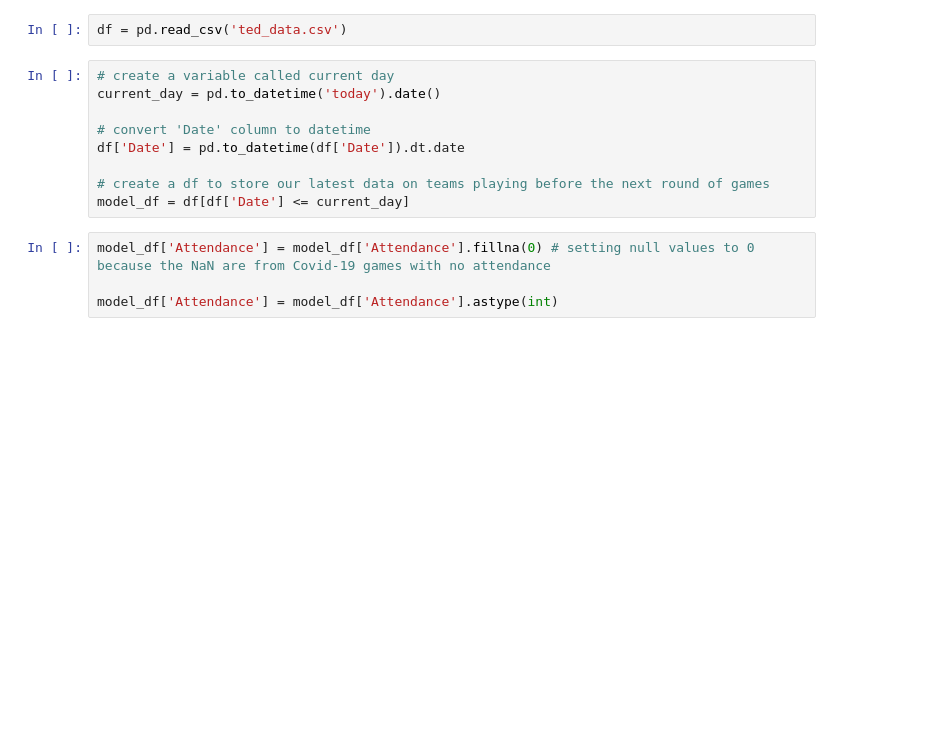
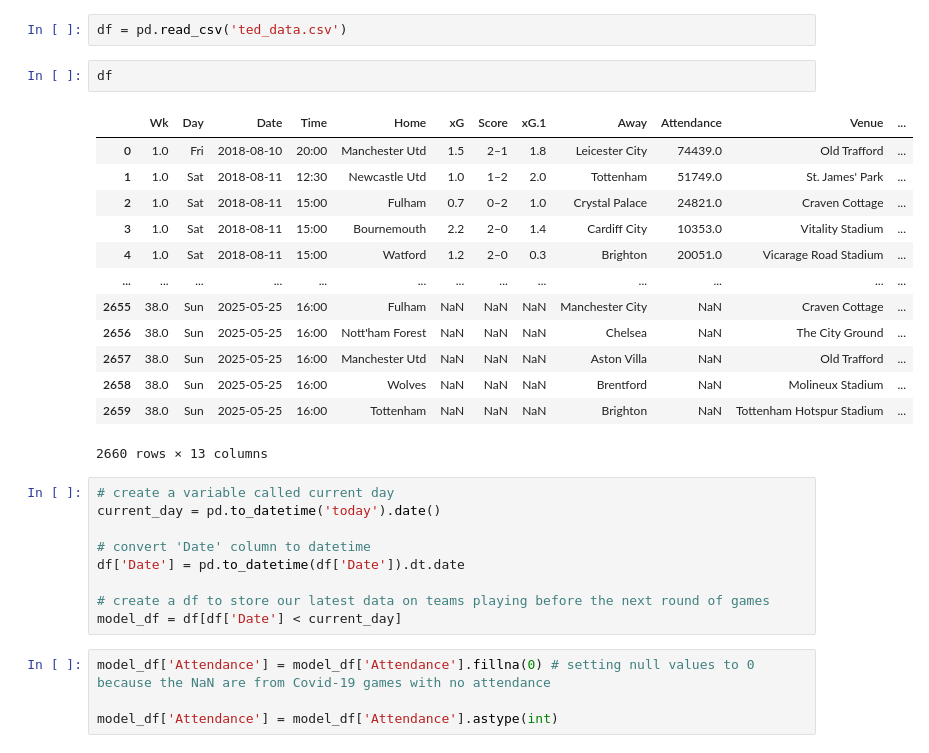
Before and after one commit to Brother-eww/premier_league_match_model, a Jupyter notebook: weekend_predictions.ipynb, the cells around one changed output. Drawn from its saved outputs; the diff is of its cells as text; blank space fills up the shorter version.

```diff
--- a/weekend_predictions.ipynb
+++ b/weekend_predictions.ipynb
@@ -11,6 +11,22 @@ from sklearn.metrics import accuracy_score, confusion_matrix, classification_rep
 model = joblib.load('new_model.pkl')
 # %%
 df = pd.read_csv('ted_data.csv')
+# %%
+df
+# %% [output]
+|  | Wk | Day | Date | Time | Home | xG | Score | xG.1 | Away | Attendance | Venue | ... |
+| 0 | 1.0 | Fri | 2018-08-10 | 20:00 | Manchester Utd | 1.5 | 2–1 | 1.8 | Leicester City | 74439.0 | Old Trafford | ... |
+| 1 | 1.0 | Sat | 2018-08-11 | 12:30 | Newcastle Utd | 1.0 | 1–2 | 2.0 | Tottenham | 51749.0 | St. James' Park | ... |
+| 2 | 1.0 | Sat | 2018-08-11 | 15:00 | Fulham | 0.7 | 0–2 | 1.0 | Crystal Palace | 24821.0 | Craven Cottage | ... |
+| 3 | 1.0 | Sat | 2018-08-11 | 15:00 | Bournemouth | 2.2 | 2–0 | 1.4 | Cardiff City | 10353.0 | Vitality Stadium | ... |
+| 4 | 1.0 | Sat | 2018-08-11 | 15:00 | Watford | 1.2 | 2–0 | 0.3 | Brighton | 20051.0 | Vicarage Road Stadium | ... |
+| ... | ... | ... | ... | ... | ... | ... | ... | ... | ... | ... | ... | ... |
+| 2655 | 38.0 | Sun | 2025-05-25 | 16:00 | Fulham | NaN | NaN | NaN | Manchester City | NaN | Craven Cottage | ... |
+| 2656 | 38.0 | Sun | 2025-05-25 | 16:00 | Nott'ham Forest | NaN | NaN | NaN | Chelsea | NaN | The City Ground | ... |
+| 2657 | 38.0 | Sun | 2025-05-25 | 16:00 | Manchester Utd | NaN | NaN | NaN | Aston Villa | NaN | Old Trafford | ... |
+| 2658 | 38.0 | Sun | 2025-05-25 | 16:00 | Wolves | NaN | NaN | NaN | Brentford | NaN | Molineux Stadium | ... |
+| 2659 | 38.0 | Sun | 2025-05-25 | 16:00 | Tottenham | NaN | NaN | NaN | Brighton | NaN | Tottenham Hotspur Stadium | ... |
+2660 rows × 13 columns
 # %%
 # create a variable called current day
 current_day = pd.to_datetime('today').date()
@@ -19,7 +35,7 @@ current_day = pd.to_datetime('today').date()
 df['Date'] = pd.to_datetime(df['Date']).dt.date
 
 # create a df to store our latest data on teams playing before the next round of games
-model_df = df[df['Date'] <= current_day]
+model_df = df[df['Date'] < current_day]
 # %%
 model_df['Attendance'] = model_df['Attendance'].fillna(0) # setting null values to 0 because the NaN are from Covid-19 games with no attendance
 
```
Also changed, not shown: parts of 3 cells of this notebook, 2 other files.
